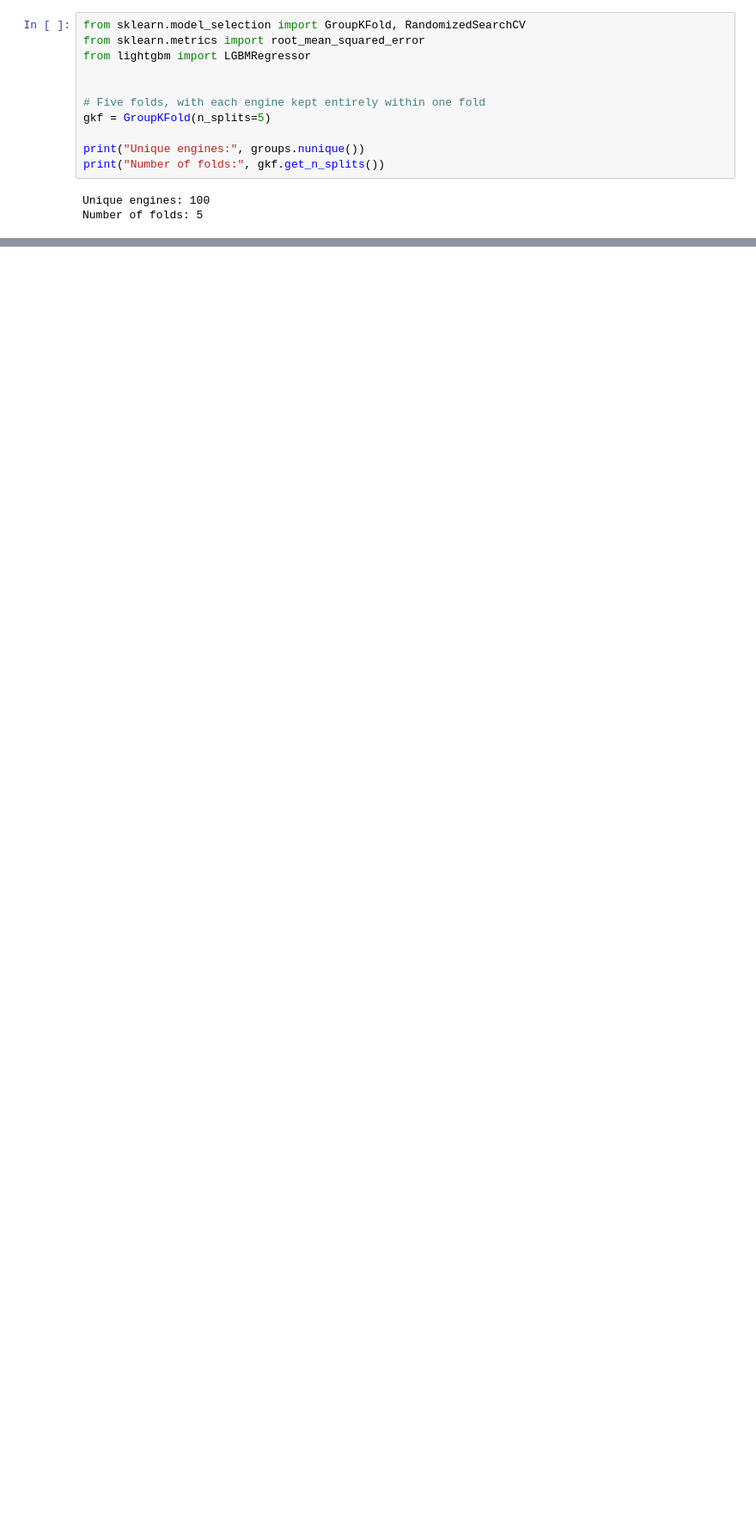
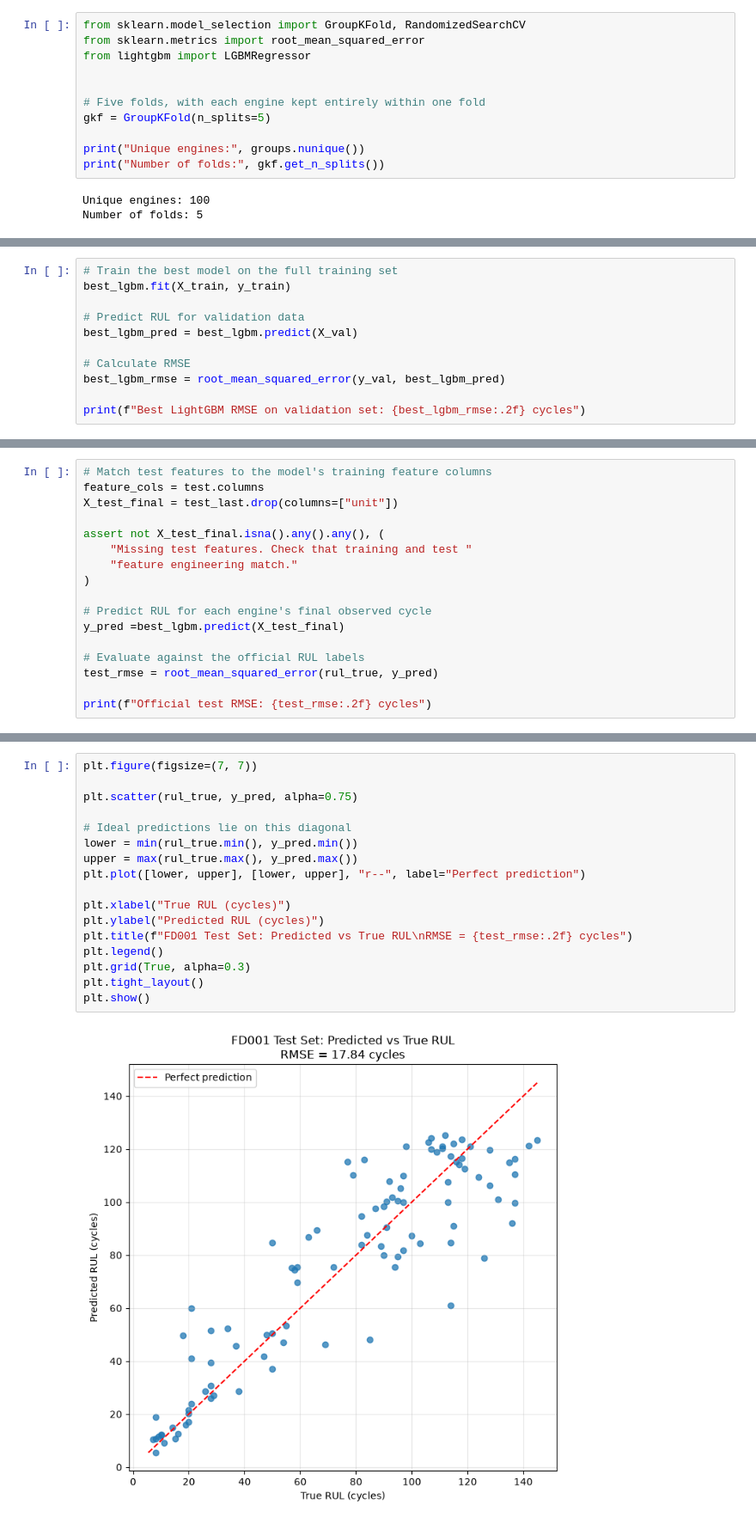
Before and after one commit to amanvashisth/Predicting-jet-engine-failures, a Jupyter notebook: notebooks/ml_workflow.ipynb, the cells around one changed output, grey strips where cells are left out. Shown at 86% size. Cells and saved outputs as stored; diff of their text form; blank space fills up the shorter version.

Commit message:
Make Prediction using LightGBM Regressor

```diff
--- a/notebooks/ml_workflow.ipynb
+++ b/notebooks/ml_workflow.ipynb
@@ -231,0 +246,11 @@ PicklingError: Could not pickle the task to send it to the workers.
+# %%
+# Train the best model on the full training set
+best_lgbm.fit(X_train, y_train)
+
+# Predict RUL for validation data
+best_lgbm_pred = best_lgbm.predict(X_val)
+
+# Calculate RMSE
+best_lgbm_rmse = root_mean_squared_error(y_val, best_lgbm_pred)
+
+print(f"Best LightGBM RMSE on validation set: {best_lgbm_rmse:.2f} cycles")
@@ -231,0 +325,17 @@ PicklingError: Could not pickle the task to send it to the workers.
+# %%
+# Match test features to the model's training feature columns
+feature_cols = test.columns
+X_test_final = test_last.drop(columns=["unit"])
+
+assert not X_test_final.isna().any().any(), (
+    "Missing test features. Check that training and test "
+    "feature engineering match."
+)
+
+# Predict RUL for each engine's final observed cycle
+y_pred =best_lgbm.predict(X_test_final)
+
+# Evaluate against the official RUL labels
+test_rmse = root_mean_squared_error(rul_true, y_pred)
+
+print(f"Official test RMSE: {test_rmse:.2f} cycles")
@@ -231,0 +346,19 @@ PicklingError: Could not pickle the task to send it to the workers.
+# %%
+plt.figure(figsize=(7, 7))
+
+plt.scatter(rul_true, y_pred, alpha=0.75)
+
+# Ideal predictions lie on this diagonal
+lower = min(rul_true.min(), y_pred.min())
+upper = max(rul_true.max(), y_pred.max())
+plt.plot([lower, upper], [lower, upper], "r--", label="Perfect prediction")
+
+plt.xlabel("True RUL (cycles)")
+plt.ylabel("Predicted RUL (cycles)")
+plt.title(f"FD001 Test Set: Predicted vs True RUL\nRMSE = {test_rmse:.2f} cycles")
+plt.legend()
+plt.grid(True, alpha=0.3)
+plt.tight_layout()
+plt.show()
+# %% [output]
+[figure, added]
```
Also changed, not shown: parts of 22 cells of this notebook, 1 other file.
